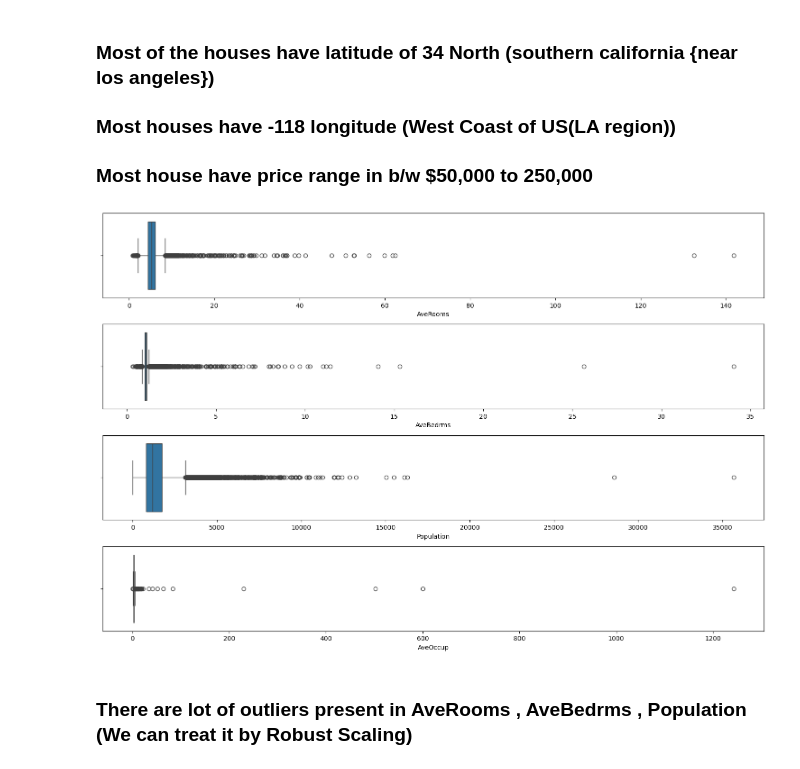
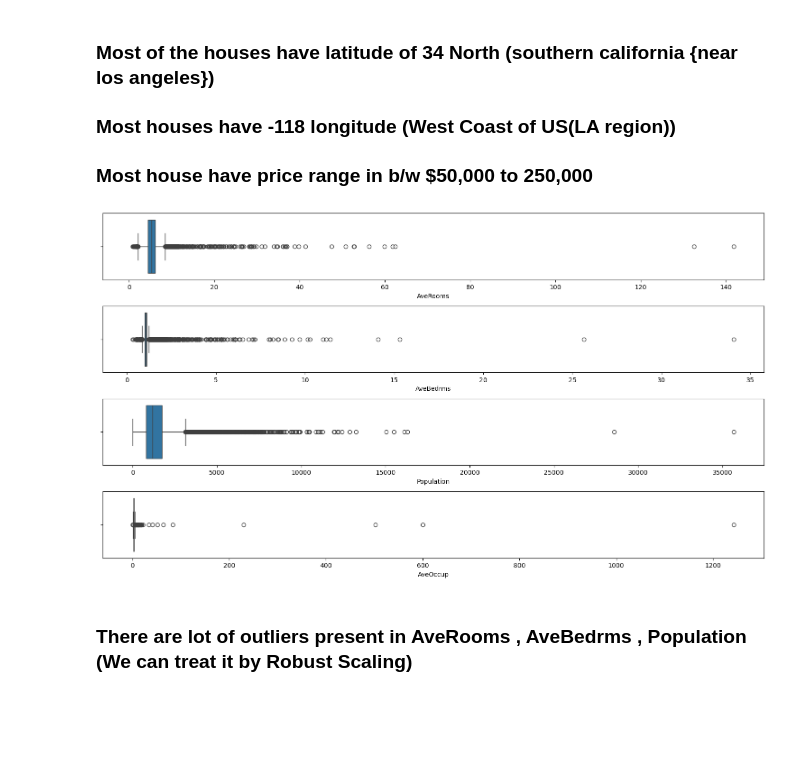
Before and after one commit to amanverma-98/TASK_2-ML-ALGO, a Jupyter notebook: california.ipynb, the cells around one changed output. Saved outputs shown, nothing was run; the diff lists cells and outputs as text; code cells hidden in the pictures; blank space fills up the shorter version.

```diff
--- a/california.ipynb
+++ b/california.ipynb
@@ -115,14 +115,14 @@ for i in columns:
 # %%
 columns1 = ['AveRooms' , 'AveBedrms' , 'Population' , 'AveOccup']
 plt.figure(figsize=(15,10))
 j=1
 for i in columns1:
-    plt.subplot(4,1,j)
+    plt.subplot(5,1,j)
     sns.boxplot( x= df[i])
     j+=1
     plt.tight_layout()
 # %% [output]
-[figure, old version]
+[figure, new version]
 # %% [markdown]
 ### There are lot of outliers present in AveRooms , AveBedrms , Population (We can treat it by Robust Scaling)
 # %%
```
Also changed, not shown: parts of 28 cells of this notebook.
